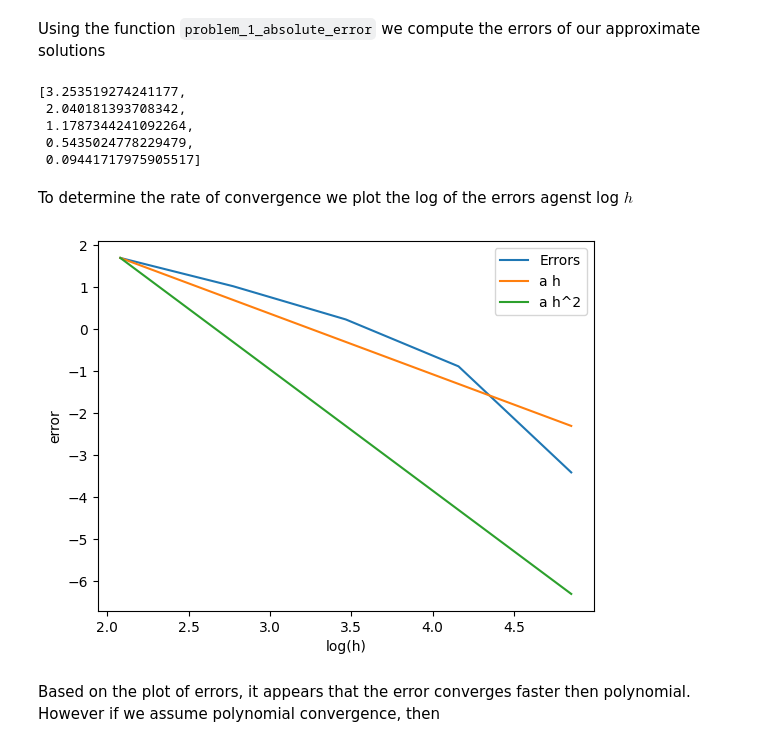
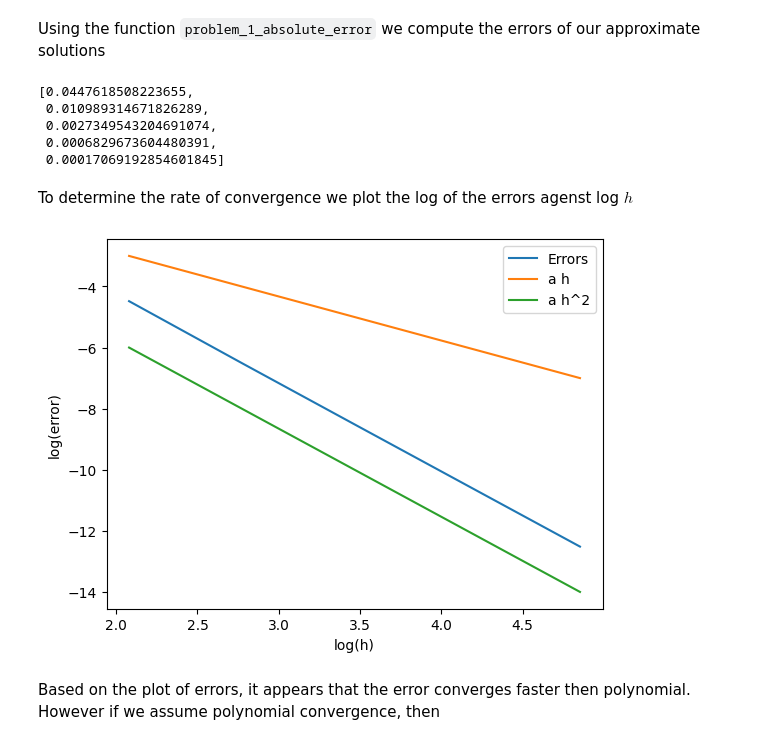
Before and after one commit to Nokorot/SciCompExercises, a Jupyter notebook: ProgSheet_1.ipynb, the cells around one changed output. Saved outputs shown, nothing was run; the diff lists cells and outputs as text; code cells hidden in the pictures.

```diff
--- a/ProgSheet_1.ipynb
+++ b/ProgSheet_1.ipynb
@@ -9,20 +9,17 @@ from scipy.sparse import spdiags, kron, eye, linalg
 # %%
 def A_matrix(n):
     ones = np.ones(n-1);
-    # NOTE: This is sqrt(n) since this is the value for which the
-    # result matches the expected solution. Even though I would have
-    # theoretically expect n^2. (See the plot below)
-    L = np.sqrt(n) * spdiags([-ones, 2*ones, ones], [-1,0,1])
+    L = n*n*spdiags([-ones, 2*ones, -ones], [-1,0,1])
     I = eye(n-1)
     return kron(I,L) + kron(L,I)
 # %% [markdown]
 (b) The following function implements the Jacobi iteration algorothm as described in the exercise
 # %%
 def jacobi_iteration(A, u0, b, eps):
-    Dinv = np.diag(1/A.diagonal())
+    Dinv = spdiags([1/A.diagonal()], [0])
     alpha = Dinv.dot(b - A.dot(u0))
     uk = u0 + alpha
-    while np.sqrt(alpha.dot(alpha)) > eps:
+    while alpha.dot(alpha) > eps*eps:
         alpha = Dinv.dot(b - A.dot(uk))
         uk = uk + alpha
     return uk
@@ -42,7 +39,7 @@ def problem_1_solve(n):
     f = 5 * np.pi**2 * np.sin(2*np.pi*X)*np.sin(np.pi*Y)
     b = f.flatten()
 
-    return linalg.spsolve(A,b), (X,Y)
+    # return linalg.spsolve(A,b), (X,Y)
     u = jacobi_iteration(A, u0, b, 1e-10)
     return u, (X,Y)
 # %% [markdown]
@@ -87,22 +84,22 @@ Using the function `problem_1_absolute_error` we compute the errors of our appro
 errors = [ problem_1_absolute_error(n, *u) for n, u in zip(ns,us) ]
 errors
 # %% [output]
-[3.253519274241177,
- 2.040181393708342,
- 1.1787344241092264,
- 0.5435024778229479,
- 0.09441717975905517]
+[0.0447618508223655,
+ 0.010989314671826289,
+ 0.0027349543204691074,
+ 0.0006829673604480391,
+ 0.00017069192854601845]
 # %% [markdown]
 To determine the rate of convergence we plot the log of the errors agenst log $h$
 # %%
 plt.plot(np.log(ns), np.log2(errors), label="Errors")
-plt.plot(np.log(ns), np.log2(errors[0]*(ns[0]/ns)), label="a h")
-plt.plot(np.log(ns), np.log2(errors[0]*(ns[0]/ns)**2), label="a h^2")
+plt.plot(np.log(ns), np.log2(1/ns), label="a h")
+plt.plot(np.log(ns), np.log2((1/ns)**2), label="a h^2")
 plt.xlabel("log(h)")
 plt.ylabel("log(error)")
 plt.legend();
 plt.savefig("fig.png")
 # %% [output]
-[figure, old version]
+[figure, new version]
 # %% [markdown]
 Based on the plot of errors, it appears that the error converges faster then polynomial. However if we assume polynomial convergence, then
```
Also changed, not shown: parts of 2 cells of this notebook, 1 other file.
